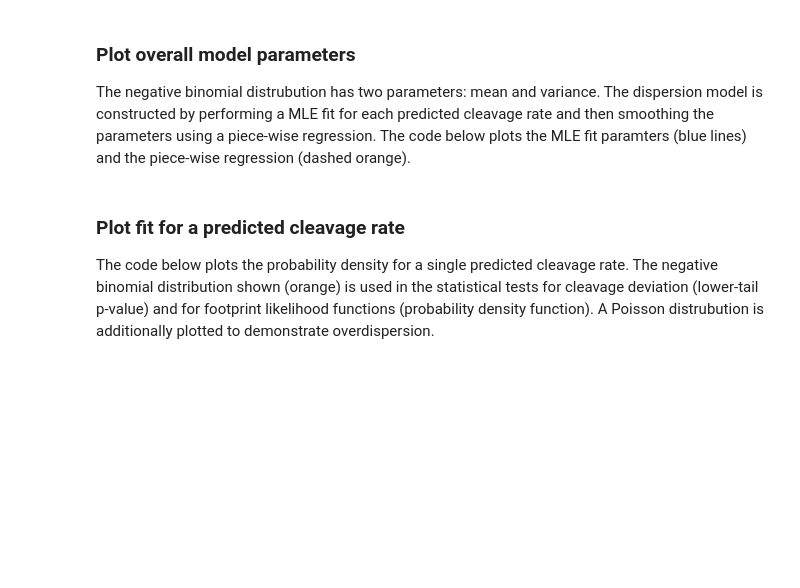
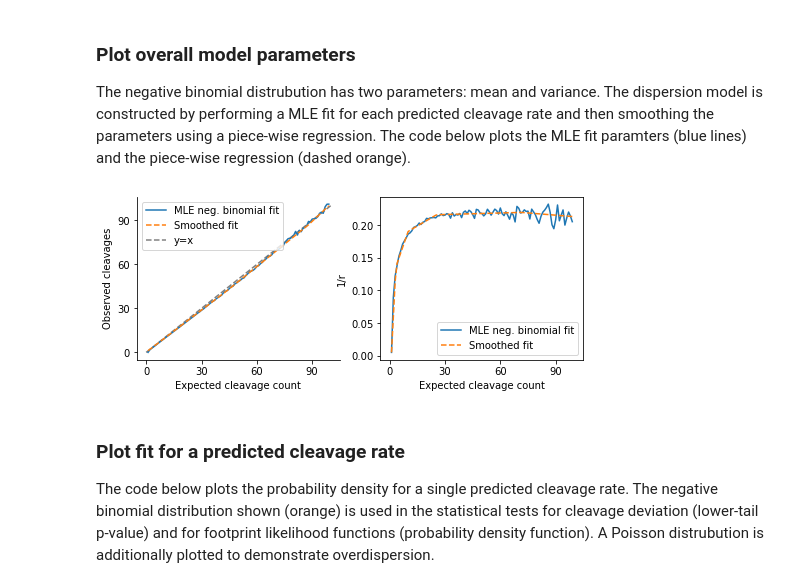
Before and after one commit to vierstralab/footprint-tools, a Jupyter notebook: docs/source/tutorials/dispersion.ipynb, the cells around one changed output. Saved outputs shown, nothing was run; the diff lists cells and outputs as text; code cells hidden in the pictures; blank space fills up the shorter version.

Commit message:
Beginning of plotting module

```diff
--- a/docs/source/tutorials/dispersion.ipynb
+++ b/docs/source/tutorials/dispersion.ipynb
@@ -14,7 +14,11 @@ from matplotlib.ticker import MaxNLocator
 Here we remotely load the the dispersion model created for human regulatory T cells
 # %%
 from footprint_tools.modeling import dispersion
-dm = dispersion.load_dispersion_model("https://resources.altius.org/~jvierstra/projects/footprinting.2020/per.dataset/hTreg-DS14702/dm.json")
+
+dm_filepath = 'https://resources.altius.org/~jvierstra/projects/footprinting.2020/per.dataset/hTreg-DS14702/dm.json'
+dm = dispersion.load_dispersion_model(dm_filepath)
+
+print(dm.metadata)
 # %% [markdown]
 ### Plot overall model parameters
 
@@ -77,3 +26,9 @@ plt.show()
+# %%
+from footprint_tools.plotting import plot_model_fit
+fig, axs = plot_model_fit(dm)
+fig.set_size_inches(8, 3)
+# %% [output]
+[figure, added]
 # %% [markdown]
 ### Plot fit for a predicted cleavage rate
 
```
Also changed, not shown: parts of 4 cells of this notebook, 3 other files.
